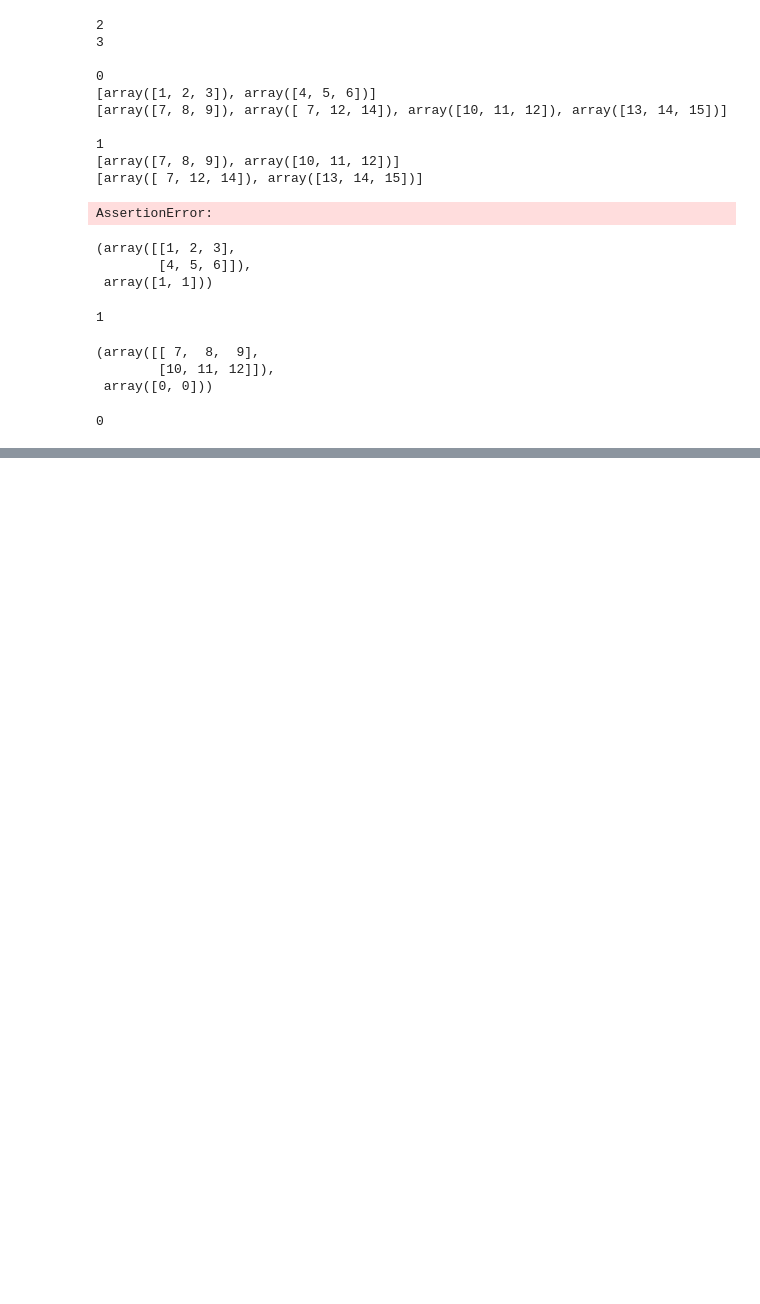
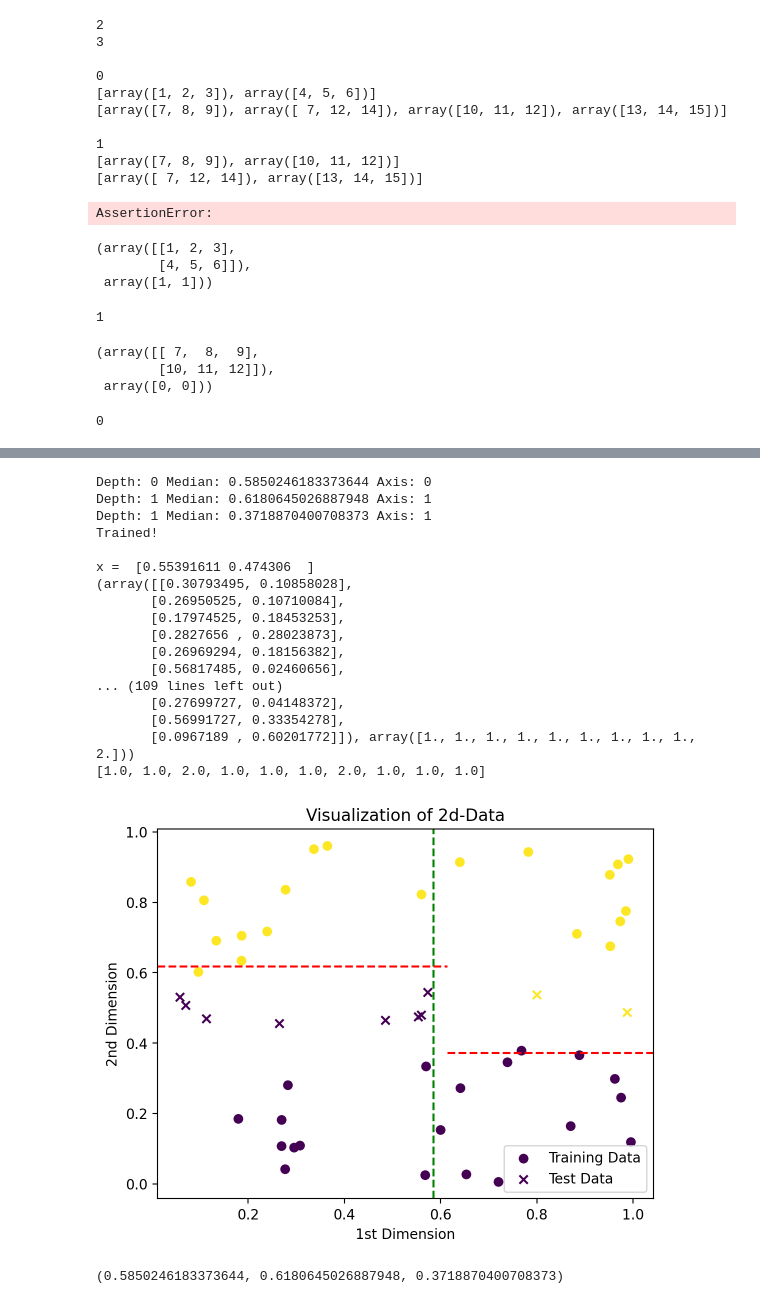
Before and after one commit to YYashraj/Assignment4-ES335-2024-sanity-descent, a Jupyter notebook: KNN.ipynb, the cells around one changed output, grey strips where cells are left out. Saved outputs shown, nothing was run; the diff lists cells and outputs as text; code cells hidden in the pictures; blank space fills up the shorter version.

```diff
--- a/KNN.ipynb
+++ b/KNN.ipynb
@@ -397,0 +444,80 @@ d.predict_class(q)
+# %%
+np.random.seed(26)
+
+# Create the training data
+X_train = np.random.rand(40, 2)
+X_train[:, -1] = np.concatenate([np.random.uniform(0, 0.4, 20), np.random.uniform(0.6, 1, 20)])
+y_train = np.concatenate([np.ones(20), 2*np.ones(20)])
+
+# Create the test data
+X_test = np.random.rand(10, 2)
+X_test[:, -1] = np.random.uniform(0.45, 0.55, 10)
+
+# Perform kNN classification
+KD = KD_tree(X_train, y_train, 3)
+print("Trained!")
+
+y_test_pred = []
+for x in X_test:
+    print("\nx = ", x)
+    print(KD.get_nearest_neighbours(x))
+    y_test_pred.append(KD.predict_class(x))
+
+print(y_test_pred)
+
+# Plot the data
+plt.scatter(X_train[:, 0], X_train[:, -1], c=y_train, cmap='viridis', marker='o', label='Training Data')
+plt.scatter(X_test[:, 0], X_test[:, -1], c=y_test_pred, cmap='viridis', marker='x', label='Test Data')
+plt.xlabel('1st Dimension')
+plt.ylabel('2nd Dimension')
+plt.title('Visualization of 2d-Data')
+# plt.axhline(y=0.5, color='r', linestyle='--')
+plt.axvline(x=0.5850246183373644, color='g', linestyle='--')
+plt.axhline(y=0.6180645026887948, xmin=0, xmax=0.5850246183373644, color='r', linestyle='--')
+plt.axhline(y=0.3718870400708373, xmin=0.5850246183373644, xmax=1, color='r', linestyle='--')
+plt.legend()
+plt.show()
+
+np.random.seed()
+# %% [output]
+Depth: 0 Median: 0.5850246183373644 Axis: 0
+Depth: 1 Median: 0.6180645026887948 Axis: 1
+Depth: 1 Median: 0.3718870400708373 Axis: 1
+Trained!
+
+x =  [0.55391611 0.474306  ]
+(array([[0.30793495, 0.10858028],
+       [0.26950525, 0.10710084],
+       [0.17974525, 0.18453253],
+       [0.2827656 , 0.28023873],
+       [0.26969294, 0.18156382],
+       [0.56817485, 0.02460656],
+... (109 lines left out)
+       [0.27699727, 0.04148372],
+       [0.56991727, 0.33354278],
+       [0.0967189 , 0.60201772]]), array([1., 1., 1., 1., 1., 1., 1., 1., 1., 2.]))
+[1.0, 1.0, 2.0, 1.0, 1.0, 1.0, 2.0, 1.0, 1.0, 1.0]
+[figure, added]
+# %%
+def cal_median(sorted_points, axis):
+    n = len(sorted_points)
+    if n % 2 == 0:
+        return (sorted_points[n // 2 - 1][axis] + sorted_points[n // 2][axis]) / 2
+    else:
+        return sorted_points[n // 2][axis]
+
+sorted_points = sorted(X_train, key=lambda x: x[0])
+median_value = cal_median(sorted_points, 0)
+
+left_points = [point for point in sorted_points if point[0] < median_value]
+right_points = [point for point in sorted_points if point[0] >= median_value]
+
+sorted_points_1 = sorted(left_points, key=lambda x: x[1])
+median_value_1 = cal_median(sorted_points_1, 1)
+
+sorted_points_2 = sorted(right_points, key=lambda x: x[1])
+median_value_2 = cal_median(sorted_points_2, 1)
+
+median_value , median_value_1 , median_value_2
+# %% [output]
+(0.5850246183373644, 0.6180645026887948, 0.3718870400708373)
```
Also changed, not shown: parts of 4 cells of this notebook.
